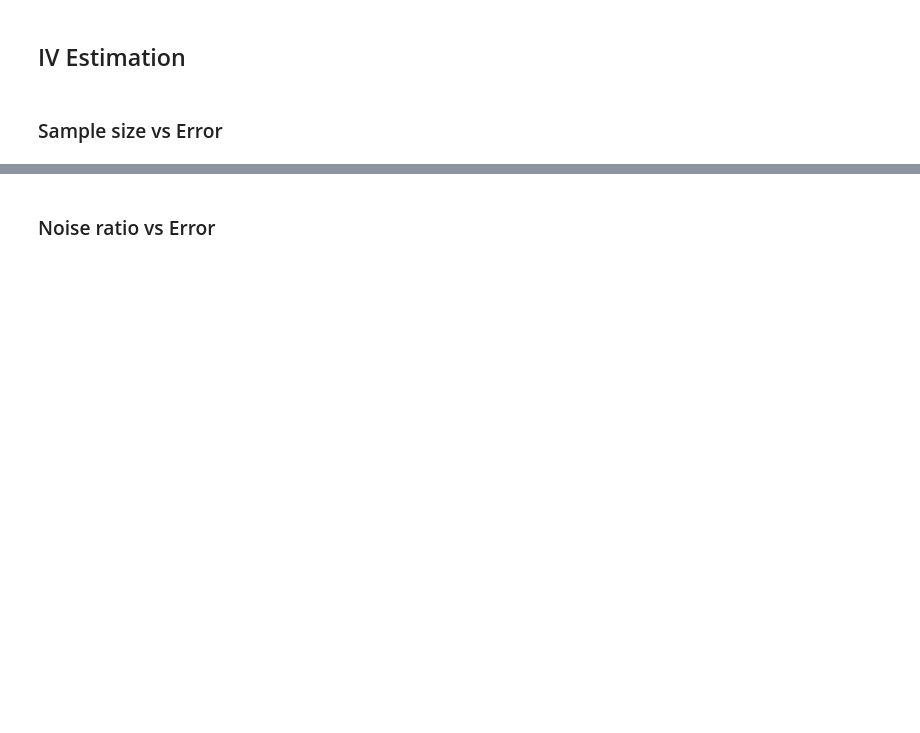
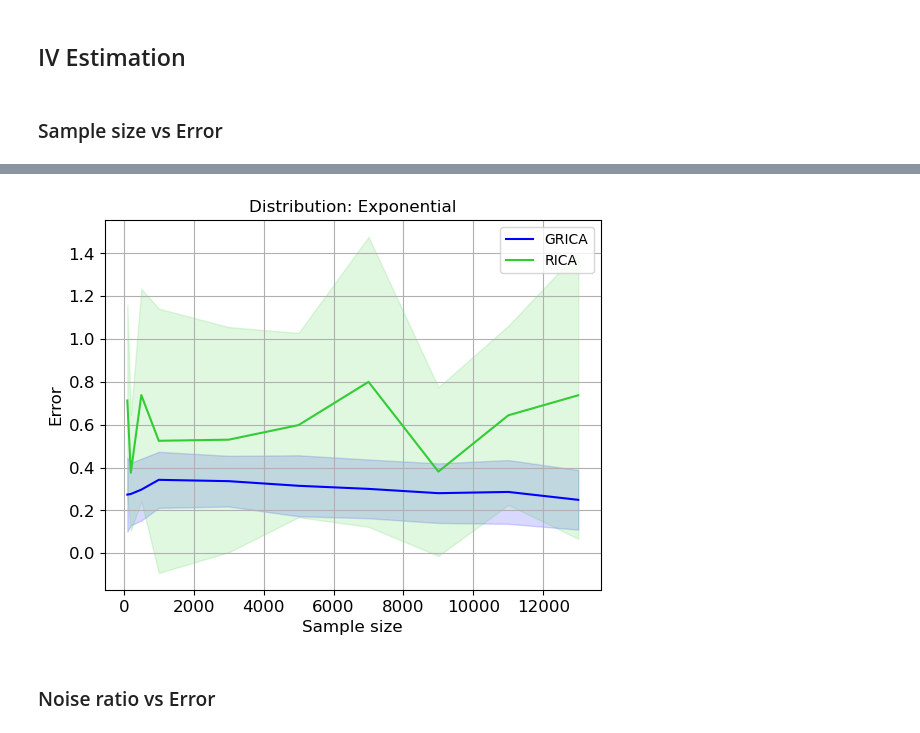
Before and after one commit to danieletramontano/Causal-Effect-Identification-in-LiNGAM-Models-with-Latent-Confounders, a Jupyter notebook: Estimation/main_exponential.ipynb, the cells around one changed output, grey strips where cells are left out. Cells and saved outputs as stored; diff of their text form; code cells hidden in the pictures; blank space fills up the shorter version.

```diff
--- a/Estimation/main_exponential.ipynb
+++ b/Estimation/main_exponential.ipynb
@@ -596,7 +596,7 @@ for trial in range(n_trials):
         filename = "./data/data_stored.csv"
         save_torch_data(data_stored, filename)
         !matlab -batch "q=4;run('./src/matlab/main.m');"
-        weights_pred = np.genfromtxt('./data/pred.csv', delimiter=',')
+        weights_pred = np.genfromtxt('./data/pred.txt', delimiter=',')
         weights_pred = list(weights_pred)
         weight_target_rica_pred.append(weights_pred)
 
@@ -762,7 +772,7 @@ for trial in range(n_trials):
         filename = "./data/data_stored.csv"
         save_torch_data(data_stored, filename)
         !matlab -batch "q=4;run('./src/matlab/main.m');"
-        weights_pred = np.genfromtxt('./data/pred.csv', delimiter=',')
+        weights_pred = np.genfromtxt('./data/pred.txt', delimiter=',')
         weights_pred = list(weights_pred)
         weight_target_rica_pred.append(weights_pred)
 
@@ -1284,32 +1348,34 @@ for i, n_samples in enumerate(samples_list):
 # %%
 SMALL_SIZE = 8
 MEDIUM_SIZE = 10
 BIGGER_SIZE = 12
 
 plt.rc('font', size=BIGGER_SIZE)          # controls default text sizes
 plt.rc('axes', titlesize=BIGGER_SIZE)     # fontsize of the axes title
 plt.rc('axes', labelsize=BIGGER_SIZE)    # fontsize of the x and y labels
 plt.rc('xtick', labelsize=BIGGER_SIZE)    # fontsize of the tick labels
 plt.rc('ytick', labelsize=BIGGER_SIZE)    # fontsize of the tick labels
 plt.rc('legend', fontsize=MEDIUM_SIZE)    # legend fontsize
 plt.rc('figure', titlesize=BIGGER_SIZE)  # fontsize of the figure title
 
 # Plot the results
 plt.title(f"Distribution: {distr_name}")
 plt.xlabel("Sample size")
 plt.ylabel("Error")
 
 plt.plot(x, y_GRICA, label="GRICA", color="blue")
 plt.fill_between(x, y_GRICA - yerr_GRICA, y_GRICA + yerr_GRICA, alpha=0.15, color="blue")
 
-plt.plot(x, y_rica, label="RICA", color="limegreen")
-plt.fill_between(x, y_rica - yerr_rica, y_rica + yerr_rica, alpha=0.15, color="limegreen")
+if RUN_MATLAB:
+    plt.plot(x, y_rica, label="RICA", color="limegreen")
+    plt.fill_between(x, y_rica - yerr_rica, y_rica + yerr_rica, alpha=0.15, color="limegreen")
 
 plt.legend(loc="upper right")
 plt.grid()
-# plt.ylim(0, 1)
-plt.savefig("./figures/Exponential_iv_samples_vs_err.png", bbox_inches="tight")
+plt.savefig(f"../Figures/Estimation/{distr_name}_iv_samples_vs_err.png", bbox_inches="tight")
 plt.show()
+# %% [output]
+[figure, added]
 # %% [markdown]
 ### Noise ratio vs Error
 # %%
```
Also changed, not shown: parts of 23 cells of this notebook, 14 other files.
